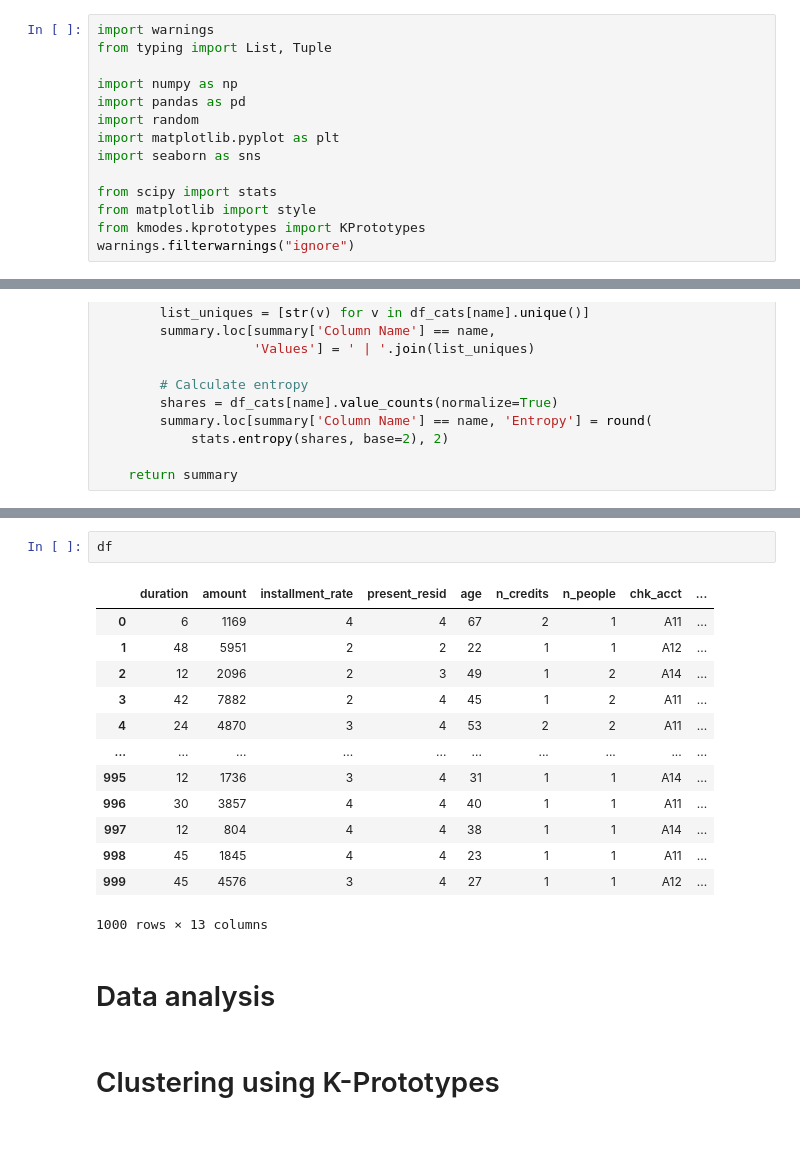
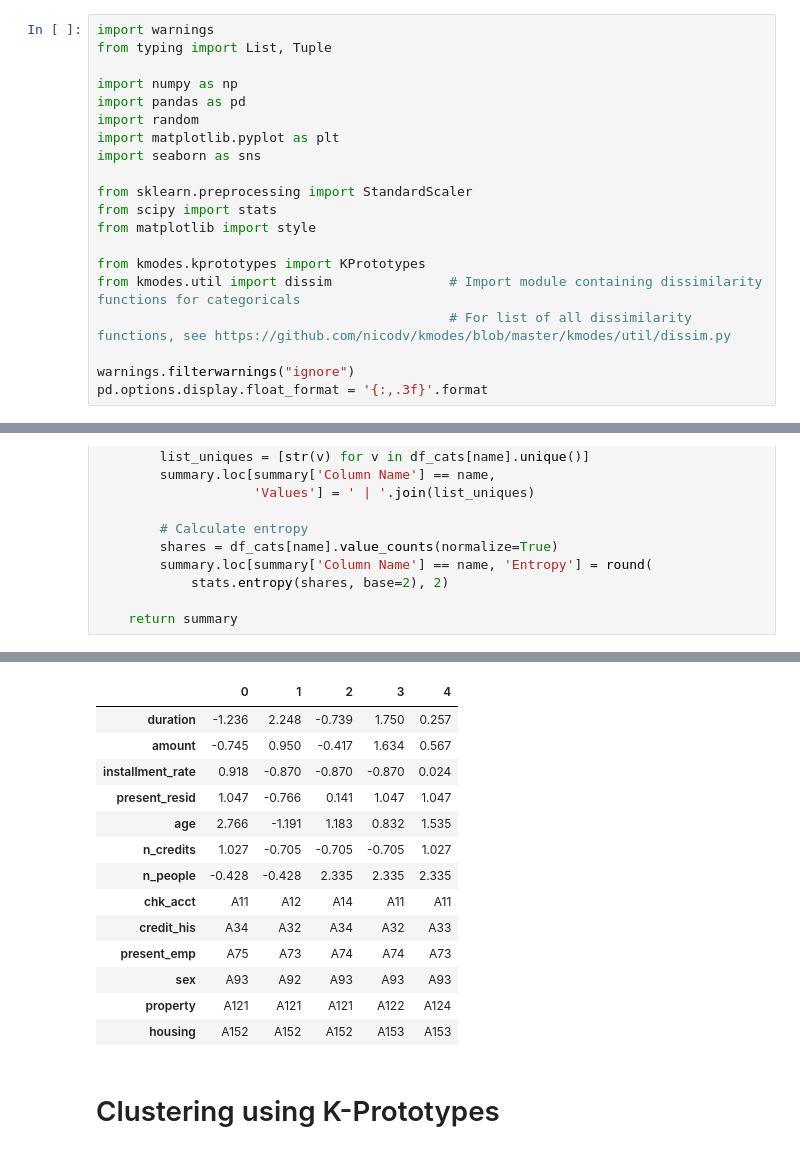
Before and after one commit to palpen/kproto, a Jupyter notebook: main.ipynb, the cells around one changed output, grey strips where cells are left out. Drawn from its saved outputs; the diff is of its cells as text.

```diff
--- a/main.ipynb
+++ b/main.ipynb
@@ -135,10 +135,16 @@ import random
 import matplotlib.pyplot as plt
 import seaborn as sns
 
+from sklearn.preprocessing import StandardScaler
 from scipy import stats
 from matplotlib import style
+
 from kmodes.kprototypes import KPrototypes
+from kmodes.util import dissim               # Import module containing dissimilarity functions for categoricals
+                                             # For list of all dissimilarity functions, see https://github.com/nicodv/kmodes/blob/master/kmodes/util/dissim.py
+
 warnings.filterwarnings("ignore")
+pd.options.display.float_format = '{:,.3f}'.format
 # %% [markdown]
 # Clustering German Credit Data
 # %%
@@ -266,20 +292,18 @@ Dataset Shape: (1000, 6)
 # %%
-df
 # %% [output]
-|  | duration | amount | installment_rate | present_resid | age | n_credits | n_people | chk_acct | ... |
-| 0 | 6 | 1169 | 4 | 4 | 67 | 2 | 1 | A11 | ... |
-| 1 | 48 | 5951 | 2 | 2 | 22 | 1 | 1 | A12 | ... |
-| 2 | 12 | 2096 | 2 | 3 | 49 | 1 | 2 | A14 | ... |
-| 3 | 42 | 7882 | 2 | 4 | 45 | 1 | 2 | A11 | ... |
-| 4 | 24 | 4870 | 3 | 4 | 53 | 2 | 2 | A11 | ... |
-| ... | ... | ... | ... | ... | ... | ... | ... | ... | ... |
-| 995 | 12 | 1736 | 3 | 4 | 31 | 1 | 1 | A14 | ... |
-| 996 | 30 | 3857 | 4 | 4 | 40 | 1 | 1 | A11 | ... |
-| 997 | 12 | 804 | 4 | 4 | 38 | 1 | 1 | A14 | ... |
-| 998 | 45 | 1845 | 4 | 4 | 23 | 1 | 1 | A11 | ... |
-| 999 | 45 | 4576 | 3 | 4 | 27 | 1 | 1 | A12 | ... |
+|  | 0 | 1 | 2 | 3 | 4 |
+| duration | -1.236 | 2.248 | -0.739 | 1.750 | 0.257 |
+| amount | -0.745 | 0.950 | -0.417 | 1.634 | 0.567 |
+| installment_rate | 0.918 | -0.870 | -0.870 | -0.870 | 0.024 |
+| present_resid | 1.047 | -0.766 | 0.141 | 1.047 | 1.047 |
+| age | 2.766 | -1.191 | 1.183 | 0.832 | 1.535 |
+| n_credits | 1.027 | -0.705 | -0.705 | -0.705 | 1.027 |
+| n_people | -0.428 | -0.428 | 2.335 | 2.335 | 2.335 |
+| chk_acct | A11 | A12 | A14 | A11 | A11 |
+| credit_his | A34 | A32 | A34 | A32 | A33 |
+| present_emp | A75 | A73 | A74 | A74 | A73 |
+| sex | A93 | A92 | A93 | A93 | A93 |
+| property | A121 | A121 | A121 | A122 | A124 |
+| housing | A152 | A152 | A152 | A153 | A153 |
-1000 rows × 13 columns
-# %% [markdown]
-# Data analysis
 # %% [markdown]
 # Clustering using K-Prototypes
```
Also changed, not shown: parts of 17 cells of this notebook.
